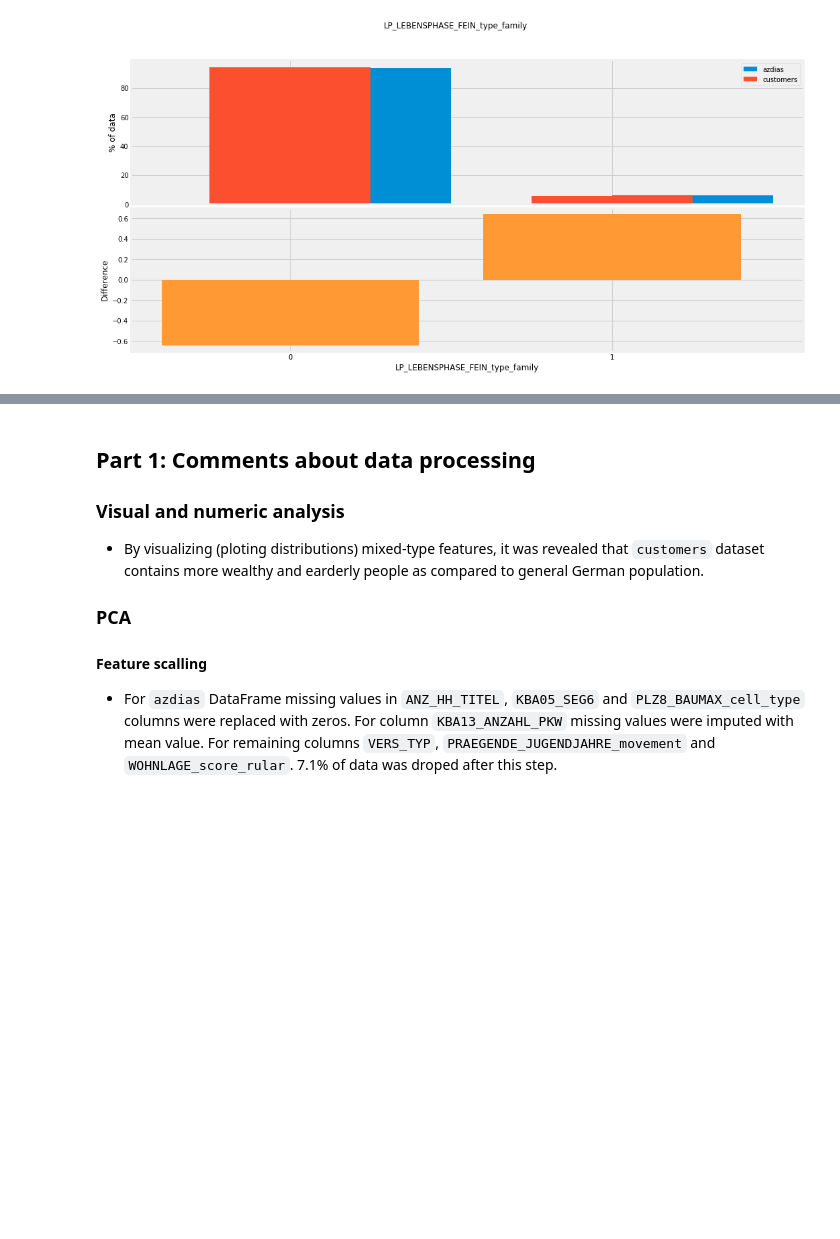
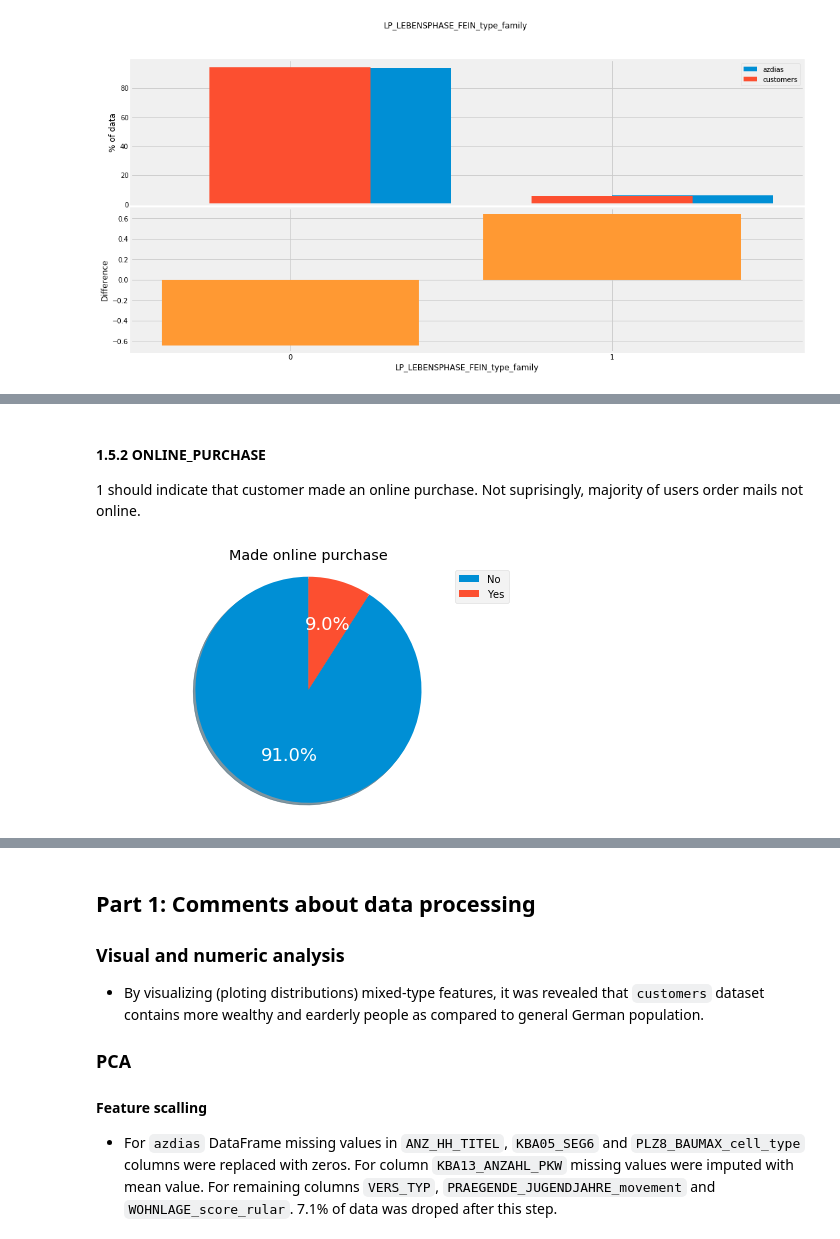
Before and after one commit to TK-Problem/nano_degree_DS, a Jupyter notebook: Capstone_project/Arvato_Project_Part_1.ipynb, the cells around one changed output, grey strips where cells are left out. Cells and saved outputs as stored; diff of their text form; code cells hidden in the pictures; blank space fills up the shorter version.

```diff
--- a/Capstone_project/Arvato_Project_Part_1.ipynb
+++ b/Capstone_project/Arvato_Project_Part_1.ipynb
@@ -3283,0 +3318,20 @@ LP_LEBENSPHASE_FEIN_type_family: attribute not found
+# %% [markdown]
+#### 1.5.2 ONLINE_PURCHASE
+
+1 should indicate that customer made an online purchase. Not suprisingly, majority of users order mails not online.
+# %%
+# calculate procentages for single and multibuyers
+_ = customers_special['ONLINE_PURCHASE'].value_counts() / customers_special['ONLINE_PURCHASE'].size * 100
+
+patches, texts, autotexts = plt.pie(_.values, shadow=True, autopct='%1.1f%%', startangle=90)
+for autotext in autotexts:
+    autotext.set_color('w')
+    autotext.set_fontsize(18)
+
+plt.title("Made online purchase")
+plt.legend(patches, ["No", "Yes"], loc="best")
+plt.axis('equal')
+plt.tight_layout()
+# plt.savefig("")
+# %% [output]
+[figure, added]
```
Also changed, not shown: parts of 6 cells of this notebook.
